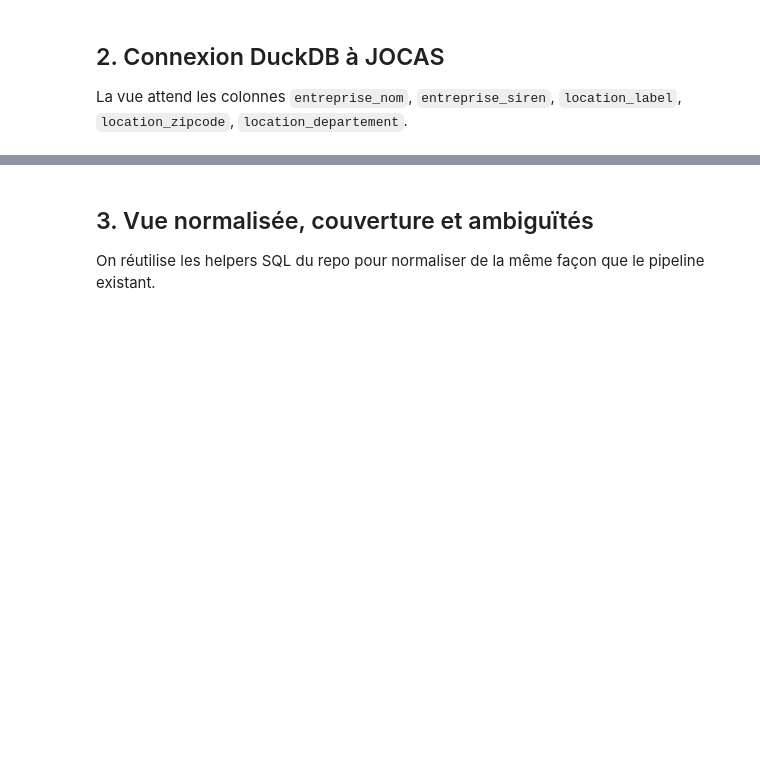
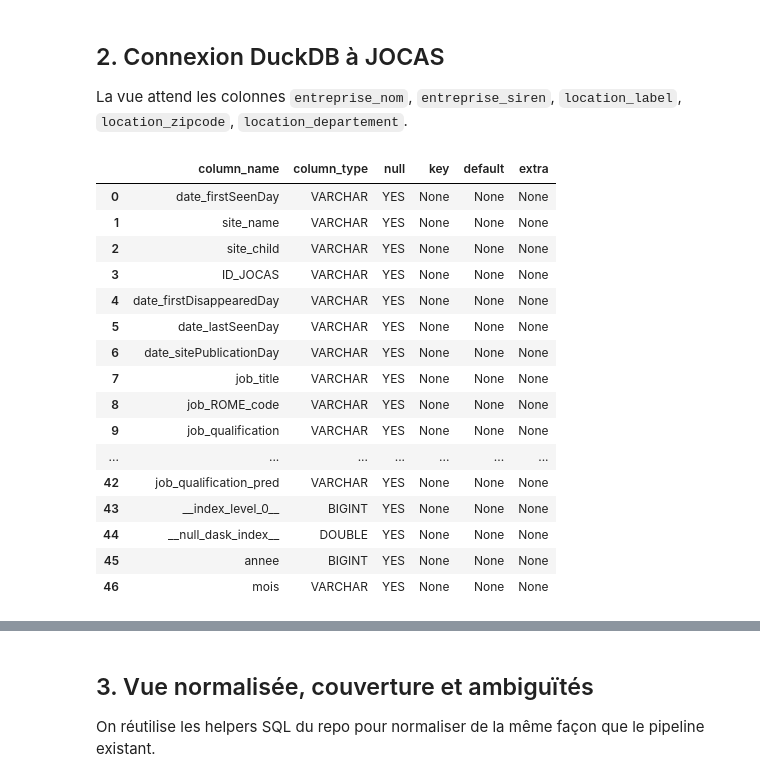
Before and after one commit to FlorentinLavaud/SirenFinder, a Jupyter notebook: notebook_jocas_silver_labels.ipynb, the cells around one changed output, grey strips where cells are left out. Drawn from its saved outputs; the diff is of its cells as text; code cells hidden in the pictures; blank space fills up the shorter version.

```diff
--- a/notebook_jocas_silver_labels.ipynb
+++ b/notebook_jocas_silver_labels.ipynb
@@ -95,33 +96,58 @@ def configure_s3_if_available(conn: duckdb.DuckDBPyConnection) -> None:
         "s3_region": os.getenv("AWS_DEFAULT_REGION", "us-east-1"),
         "s3_access_key_id": os.getenv("AWS_ACCESS_KEY_ID"),
         "s3_secret_access_key": os.getenv("AWS_SECRET_ACCESS_KEY"),
         "s3_session_token": os.getenv("AWS_SESSION_TOKEN"),
     }
     for key, value in settings.items():
         if value:
             conn.execute(f"SET {key}=?", [value])
 
 def create_jocas_view(conn: duckdb.DuckDBPyConnection) -> None:
     if JOCAS_SOURCE_MODE == "s3":
         configure_s3_if_available(conn)
         source = JOCAS_S3_GLOB
     elif JOCAS_SOURCE_MODE == "local_glob":
         source = JOCAS_LOCAL_GLOB.replace("\\", "/")
     else:
         raise ValueError("JOCAS_SOURCE_MODE doit valoir 's3' ou 'local_glob'.")
     conn.execute("DROP VIEW IF EXISTS jocas")
-    conn.execute("""
+
+    source_sql = source.replace("'", "''")
+
+    conn.execute(f"""
         CREATE VIEW jocas AS
         SELECT *
-        FROM read_parquet(?, hive_partitioning=true, union_by_name=true)
-    """, [source])
+        FROM read_parquet(
+            '{source_sql}',
+            hive_partitioning=true,
+            union_by_name=true
+        )
+    """)
 
 conn = duckdb.connect(database=":memory:")
 create_jocas_view(conn)
 schema = conn.sql("DESCRIBE jocas").df()
 display(schema)
 required = {"entreprise_nom", "entreprise_siren", "location_label", "location_zipcode", "location_departement"}
 missing = required - set(schema["column_name"].str.lower())
 if missing:
     raise RuntimeError(f"Colonnes JOCAS manquantes: {sorted(missing)}")
 conn.sql("SELECT * FROM jocas LIMIT 5").df()
+# %% [output]
+|  | column_name | column_type | null | key | default | extra |
+| 0 | date_firstSeenDay | VARCHAR | YES | None | None | None |
+| 1 | site_name | VARCHAR | YES | None | None | None |
+| 2 | site_child | VARCHAR | YES | None | None | None |
+| 3 | ID_JOCAS | VARCHAR | YES | None | None | None |
+| 4 | date_firstDisappearedDay | VARCHAR | YES | None | None | None |
+| 5 | date_lastSeenDay | VARCHAR | YES | None | None | None |
+| 6 | date_sitePublicationDay | VARCHAR | YES | None | None | None |
+| 7 | job_title | VARCHAR | YES | None | None | None |
+| 8 | job_ROME_code | VARCHAR | YES | None | None | None |
+| 9 | job_qualification | VARCHAR | YES | None | None | None |
+| ... | ... | ... | ... | ... | ... | ... |
+| 42 | job_qualification_pred | VARCHAR | YES | None | None | None |
+| 43 | __index_level_0__ | BIGINT | YES | None | None | None |
+| 44 | __null_dask_index__ | DOUBLE | YES | None | None | None |
+| 45 | annee | BIGINT | YES | None | None | None |
+| 46 | mois | VARCHAR | YES | None | None | None |
```
Also changed, not shown: parts of 4 cells of this notebook.
